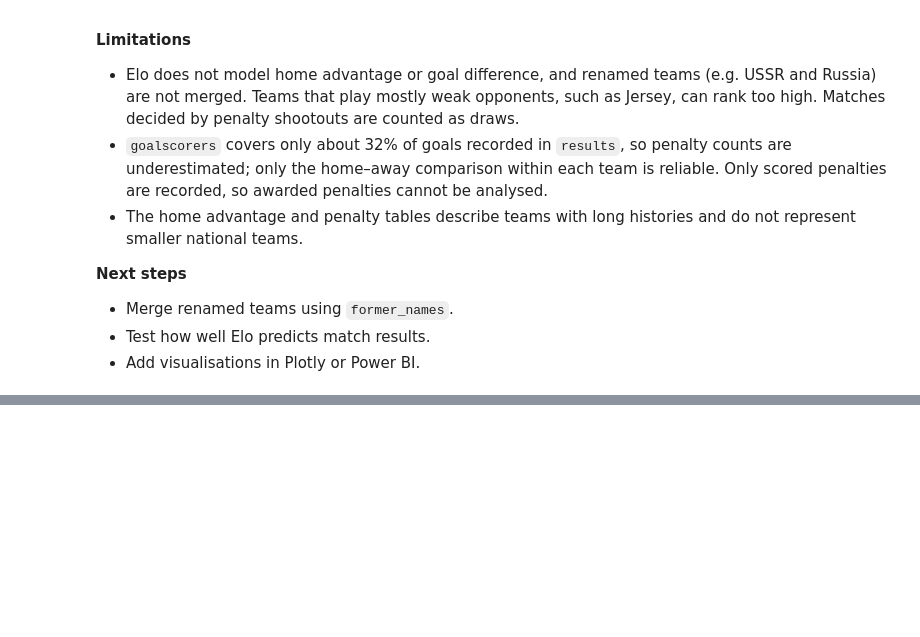
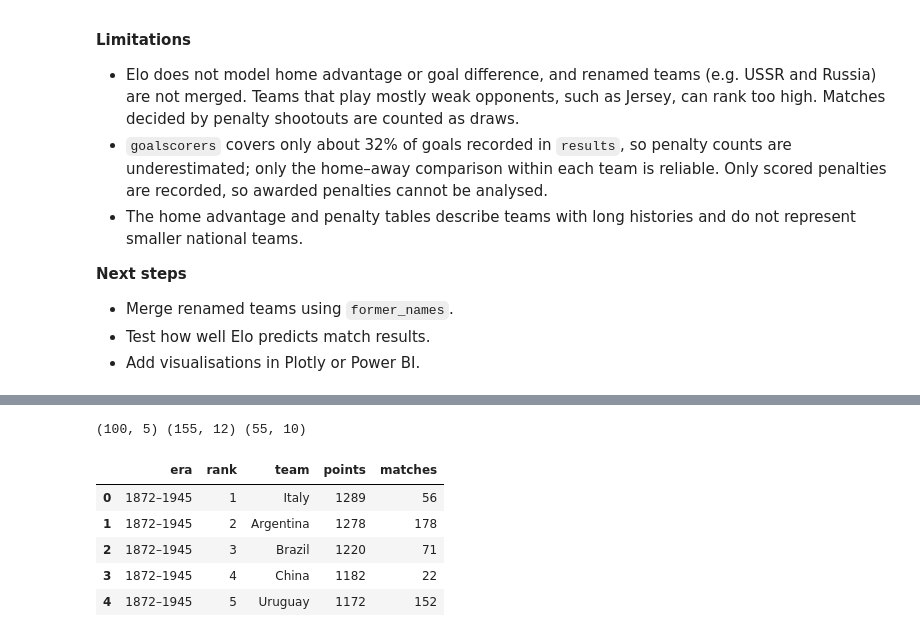
Before and after one commit to m1taxx/international-football-analysis, a Jupyter notebook: football_elo_analysis.ipynb, the cells around one changed output, grey strips where cells are left out. Cells and saved outputs as stored; diff of their text form; code cells hidden in the pictures; blank space fills up the shorter version.

Commit message:
Added 6 step for powerbi

```diff
--- a/football_elo_analysis.ipynb
+++ b/football_elo_analysis.ipynb
@@ -501,0 +511,27 @@ The sample is limited to teams with long histories, and `goalscorers` covers onl
+# %%
+import os
+
+os.makedirs('powerbi_data', exist_ok=True)
+
+# Elo: five era tables stacked into one, with an 'era' column for slicers
+elo_by_era = pd.concat(
+    [table.reset_index().rename(columns={'index': 'rank'}).assign(era=era)
+     for era, table in epoch_ratings.items()],
+    ignore_index=True
+)
+elo_by_era = elo_by_era[['era', 'rank', 'team', 'points', 'matches']]
+
+elo_by_era.to_csv('powerbi_data/elo_by_era.csv', index=False)
+home_non_friendly_ratio.to_csv('powerbi_data/home_advantage.csv', index=False)
+df_penalties_filtred.to_csv('powerbi_data/penalties.csv', index=False)
+
+print(elo_by_era.shape, home_non_friendly_ratio.shape, df_penalties_filtred.shape)
+elo_by_era.head()
+# %% [output]
+(100, 5) (155, 12) (55, 10)
+|  | era | rank | team | points | matches |
+| 0 | 1872–1945 | 1 | Italy | 1289 | 56 |
+| 1 | 1872–1945 | 2 | Argentina | 1278 | 178 |
+| 2 | 1872–1945 | 3 | Brazil | 1220 | 71 |
+| 3 | 1872–1945 | 4 | China | 1182 | 22 |
+| 4 | 1872–1945 | 5 | Uruguay | 1172 | 152 |
```
Also changed, not shown: parts of 1 cell of this notebook.
